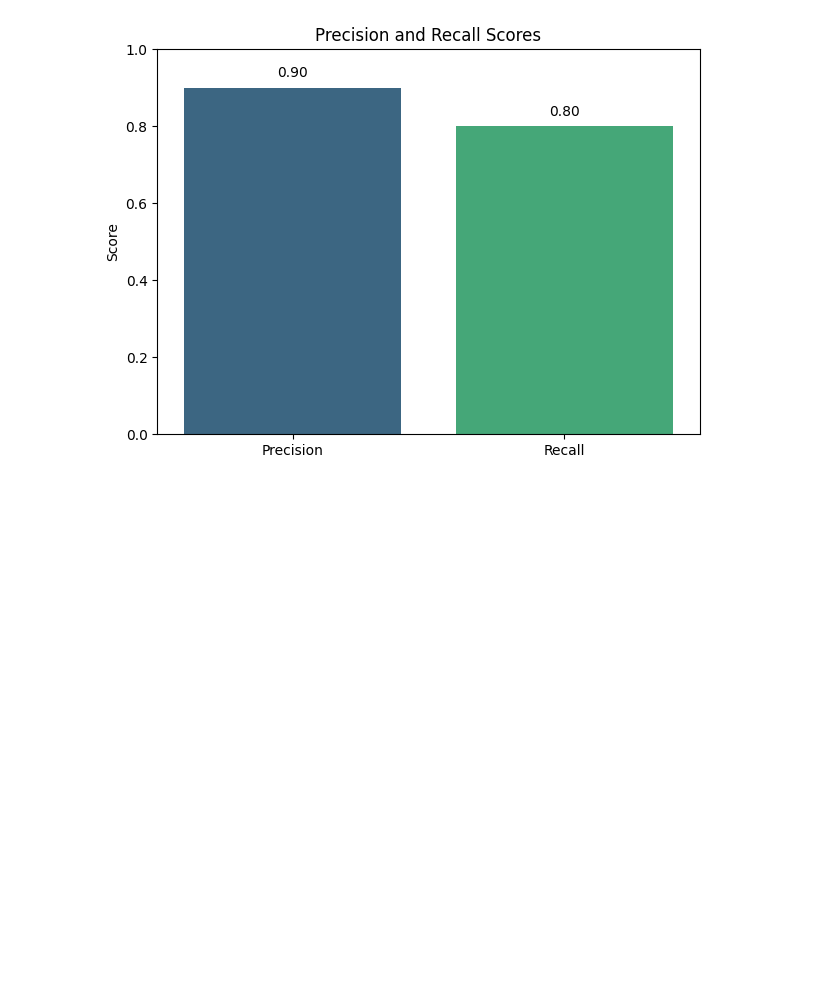
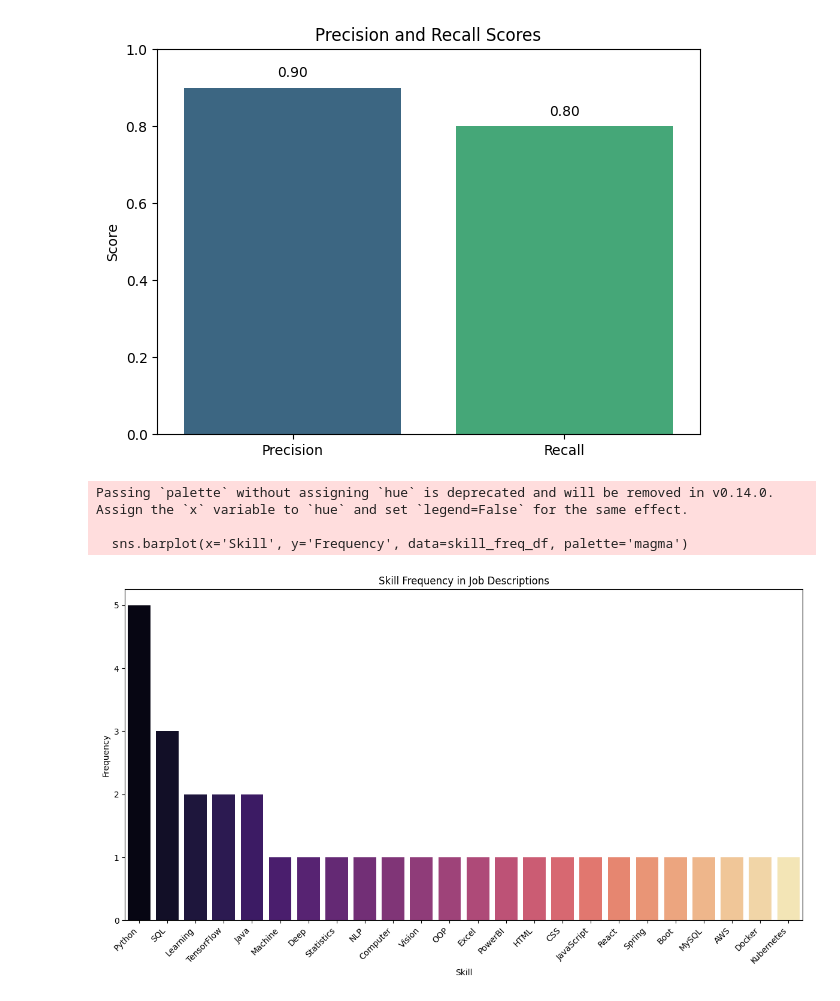
Before and after one commit to madhangowda20066-oss/NVIDIA-Internship, a Jupyter notebook: Untitled11.ipynb, the cells around one changed output. Saved outputs shown, nothing was run; the diff lists cells and outputs as text; code cells hidden in the pictures; blank space fills up the shorter version.

```diff
--- a/Untitled11.ipynb
+++ b/Untitled11.ipynb
@@ -442,0 +470,25 @@ Passing `palette` without assigning `hue` is deprecated and will be removed in v
+# %%
+from collections import Counter
+
+# Combine all skills from the 'Skills' column into a single string, then split into individual skills
+all_skills = ' '.join(jobs['Skills']).split()
+
+# Count the frequency of each skill
+skill_counts = Counter(all_skills)
+
+# Convert to a DataFrame for easier plotting
+skill_freq_df = pd.DataFrame(skill_counts.items(), columns=['Skill', 'Frequency']).sort_values(by='Frequency', ascending=False)
+# %%
+plt.figure(figsize=(12, 7))
+sns.barplot(x='Skill', y='Frequency', data=skill_freq_df, palette='magma')
+plt.title('Skill Frequency in Job Descriptions')
+plt.xlabel('Skill')
+plt.ylabel('Frequency')
+plt.xticks(rotation=45, ha='right')
+plt.tight_layout()
+plt.show()
+# %% [output]
+Passing `palette` without assigning `hue` is deprecated and will be removed in v0.14.0. Assign the `x` variable to `hue` and set `legend=False` for the same effect.
+
+  sns.barplot(x='Skill', y='Frequency', data=skill_freq_df, palette='magma')
+[figure, added]
```
Also changed, not shown: parts of 1 cell of this notebook.
